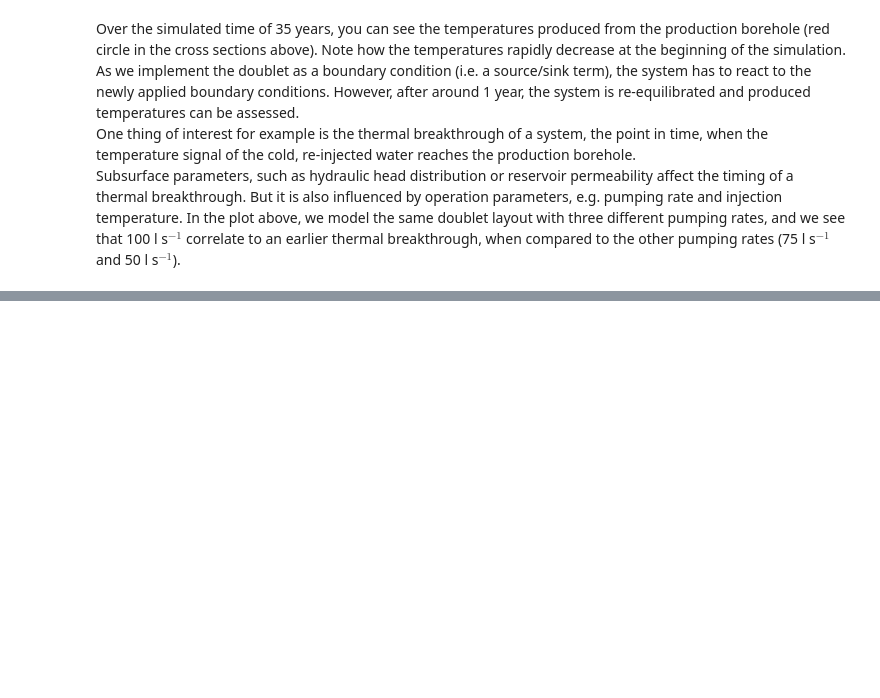
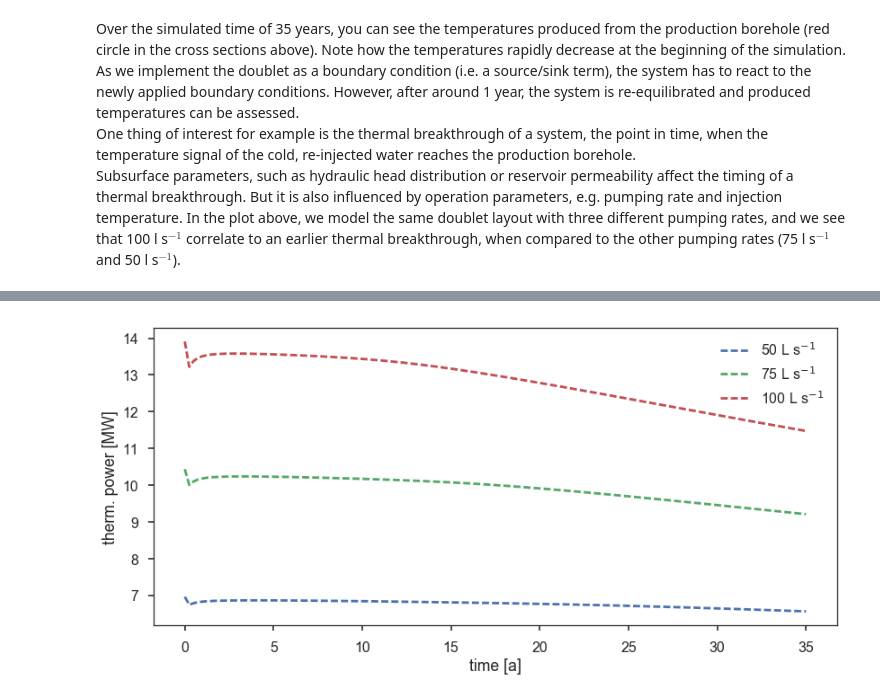
Before and after one commit to Japhiolite/geothermics, a Jupyter notebook: dev/Geothermal_doublets.ipynb, the cells around one changed output, grey strips where cells are left out. Drawn from its saved outputs; the diff is of its cells as text; code cells hidden in the pictures; blank space fills up the shorter version.

Commit message:
put thermal power in notebook

```diff
--- a/dev/Geothermal_doublets.ipynb
+++ b/dev/Geothermal_doublets.ipynb
@@ -112,0 +119,34 @@ Subsurface parameters, such as hydraulic head distribution or reservoir permeabi
+# %%
+def therm_pow(Q, rhocp, Tin, Tpr):
+    """
+    A short function for calculating the thermal power
+    Q - scalar, flow rate in m³/s
+    rhocp - scalar, thermal capacity of water in W/(m³K)
+    Tin - scaler, re-injection temperature of the water in °C
+    Tpr - vector, production temperature of the water in °C
+    """
+    return Q*rhocp*(Tpr-Tin)
+# %%
+# parameter
+Q = np.array([0.05, 0.075, 0.1]) # 50 L/s, 75 L/s, 100 L/s
+rhocp = 988 * 4180 # density and specific heat capacity of water at a temperature of about 50 °C
+Tin = 30 # injection temeprature in °C
+
+# calculate thermal power
+thp50 = therm_pow(Q[0], rhocp, Tin, pr_50L['temp'])
+thp75 = therm_pow(Q[1], rhocp, Tin, pr_75L['temp'])
+thp100 = therm_pow(Q[2], rhocp, Tin, pr_100L['temp'])
+# %%
+# plot
+d2MW = 1e6 # use for calculating in MW
+
+fig = plt.figure(figsize=[12,6])
+p50 = plt.plot(pr_50L['time'], thp50/d2MW, '--', label='50 L s$^{-1}$')
+p75 = plt.plot(pr_75L['time'], thp75/d2MW, '--', label='75 L s$^{-1}$')
+p100 = plt.plot(pr_100L['time'], thp100/d2MW, '--', label='100 L s$^{-1}$')
+plt.legend()
+plt.ylabel('therm. power [MW]')
+plt.xlabel('time [a]')
+fig.tight_layout()
+# %% [output]
+[figure, added]
```
Also changed, not shown: parts of 2 cells of this notebook.
